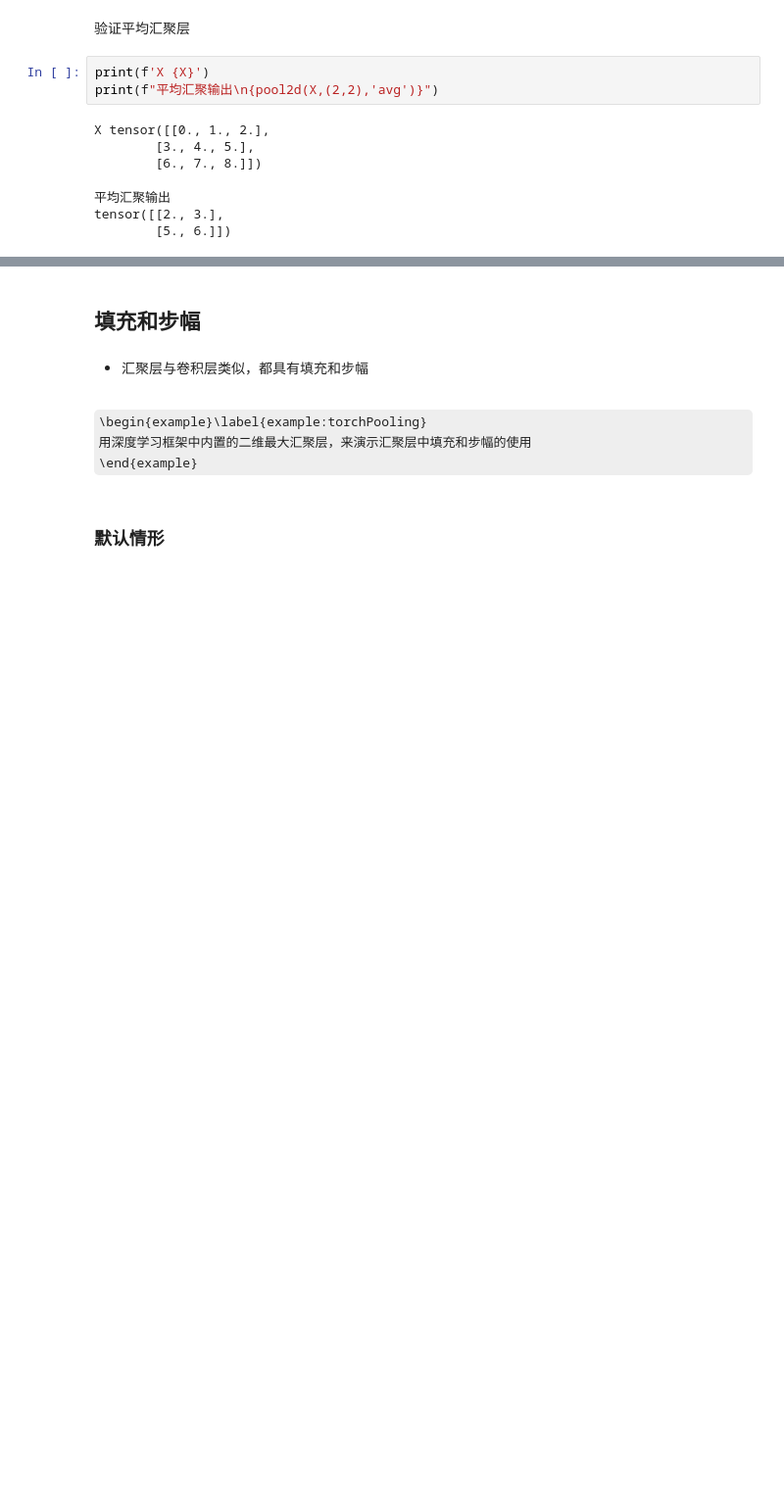
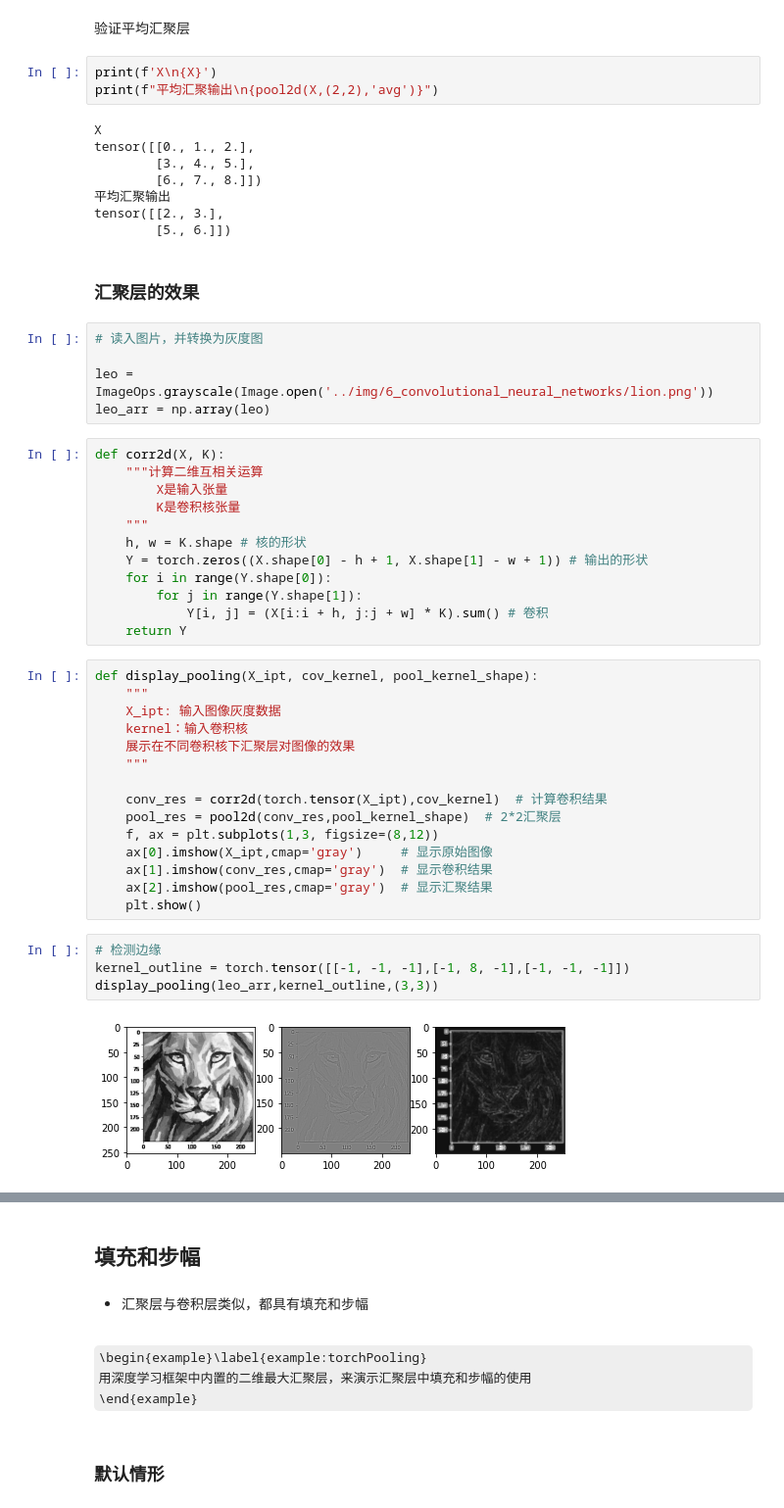
Before and after one commit to christinemu/deeplearning, a Jupyter notebook: 6_convolutional_neural_networks/5_pooling.ipynb, the cells around one changed output, grey strips where cells are left out. Shown at 98% size. Drawn from its saved outputs; the diff is of its cells as text; some formulas as TeX source; blank space fills up the shorter version.

```diff
--- a/6_convolutional_neural_networks/5_pooling.ipynb
+++ b/6_convolutional_neural_networks/5_pooling.ipynb
@@ -103,12 +126,53 @@ tensor([[4., 5.],
 # %% [markdown]
 验证平均汇聚层
 # %%
-print(f'X {X}')
+print(f'X\n{X}')
 print(f"平均汇聚输出\n{pool2d(X,(2,2),'avg')}")
 # %% [output]
-X tensor([[0., 1., 2.],
+X
+tensor([[0., 1., 2.],
         [3., 4., 5.],
         [6., 7., 8.]])
+平均汇聚输出
+tensor([[2., 3.],
+        [5., 6.]])
-平均汇聚输出
-tensor([[2., 3.],
-        [5., 6.]])
+# %% [markdown]
+### 汇聚层的效果
+# %%
+# 读入图片，并转换为灰度图
+
+leo = ImageOps.grayscale(Image.open('../img/6_convolutional_neural_networks/lion.png'))
+leo_arr = np.array(leo)
+# %%
+def corr2d(X, K):
+    """计算二维互相关运算
+        X是输入张量
+        K是卷积核张量
+    """
+    h, w = K.shape # 核的形状
+    Y = torch.zeros((X.shape[0] - h + 1, X.shape[1] - w + 1)) # 输出的形状
+    for i in range(Y.shape[0]):
+        for j in range(Y.shape[1]):
+            Y[i, j] = (X[i:i + h, j:j + w] * K).sum() # 卷积
+    return Y
+# %%
+def display_pooling(X_ipt, cov_kernel, pool_kernel_shape):
+    """
+    X_ipt: 输入图像灰度数据
+    kernel：输入卷积核
+    展示在不同卷积核下汇聚层对图像的效果
+    """
+
+    conv_res = corr2d(torch.tensor(X_ipt),cov_kernel)  # 计算卷积结果
+    pool_res = pool2d(conv_res,pool_kernel_shape)  # 2*2汇聚层
+    f, ax = plt.subplots(1,3, figsize=(8,12))
+    ax[0].imshow(X_ipt,cmap='gray')     # 显示原始图像
+    ax[1].imshow(conv_res,cmap='gray')  # 显示卷积结果
+    ax[2].imshow(pool_res,cmap='gray')  # 显示汇聚结果
+    plt.show()
+# %%
+# 检测边缘
+kernel_outline = torch.tensor([[-1, -1, -1],[-1, 8, -1],[-1, -1, -1]])
+display_pooling(leo_arr,kernel_outline,(3,3))
+# %% [output]
+[figure, added]
```
Also changed, not shown: parts of 22 cells of this notebook, 2 other files.
